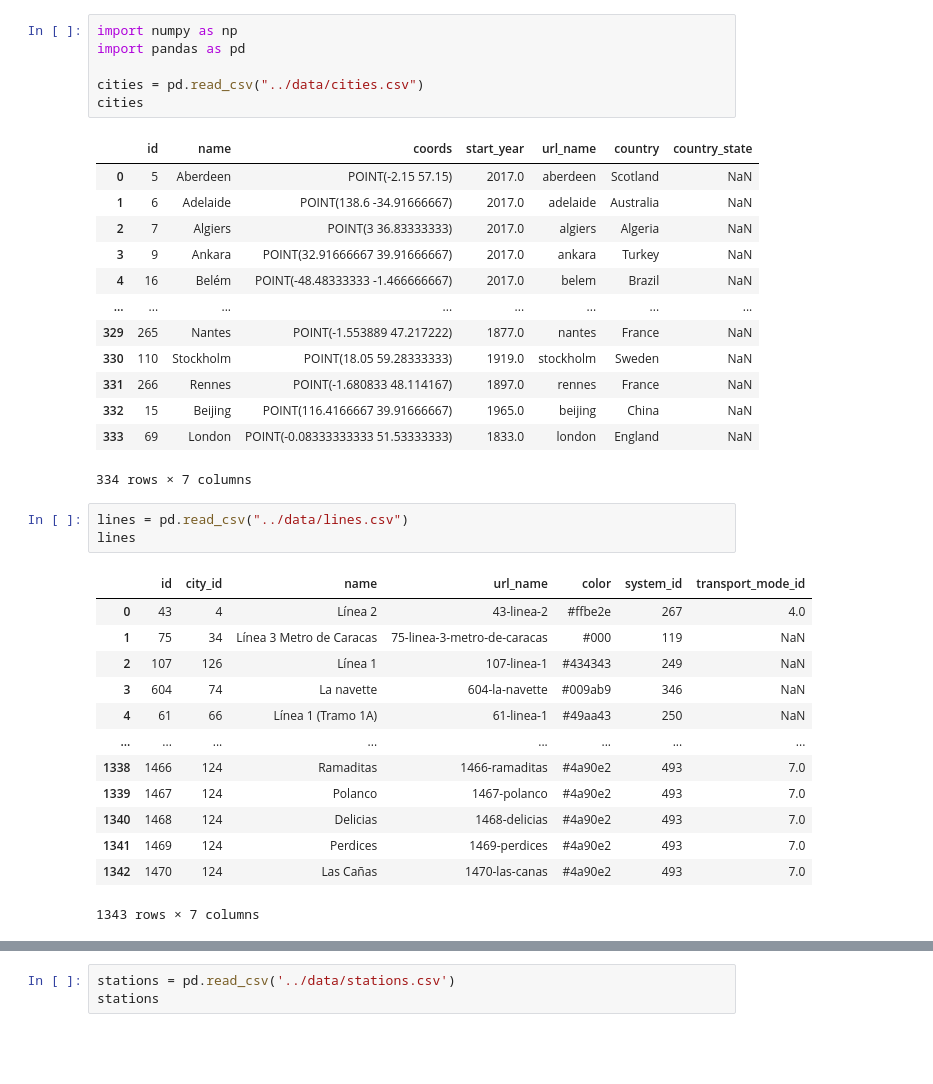
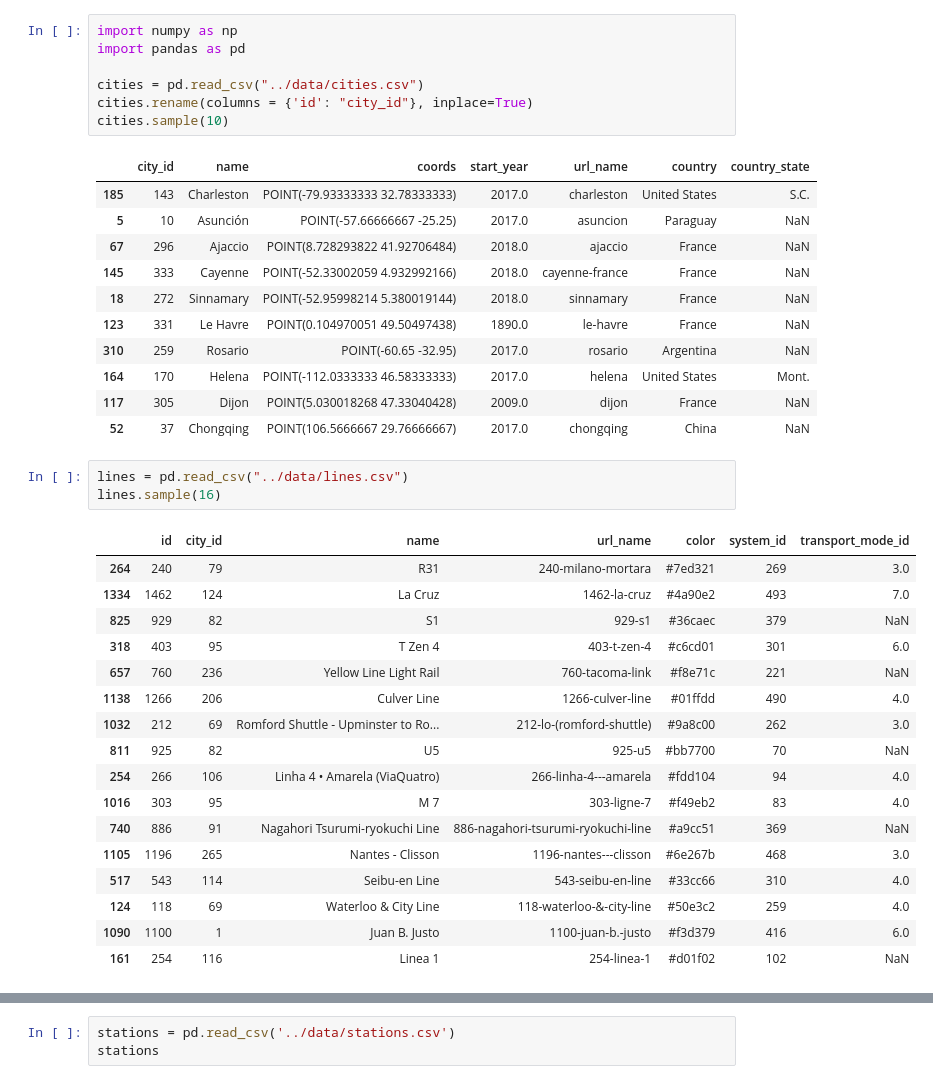
Before and after one commit to JaimeVRodriguez/transit_systems_of_word_eda, a Jupyter notebook: notebooks/testing.ipynb, the cells around one changed output, grey strips where cells are left out. Drawn from its saved outputs; the diff is of its cells as text; blank space fills up the shorter version.

Commit message:
renamed column in cities.df to match city_id in other DFs

```diff
--- a/notebooks/testing.ipynb
+++ b/notebooks/testing.ipynb
@@ -3,37 +3,40 @@ import numpy as np
 import pandas as pd
 
 cities = pd.read_csv("../data/cities.csv")
-cities
+cities.rename(columns = {'id': "city_id"}, inplace=True)
+cities.sample(10)
 # %% [output]
-|  | id | name | coords | start_year | url_name | country | country_state |
-| 0 | 5 | Aberdeen | POINT(-2.15 57.15) | 2017.0 | aberdeen | Scotland | NaN |
-| 1 | 6 | Adelaide | POINT(138.6 -34.91666667) | 2017.0 | adelaide | Australia | NaN |
-| 2 | 7 | Algiers | POINT(3 36.83333333) | 2017.0 | algiers | Algeria | NaN |
-| 3 | 9 | Ankara | POINT(32.91666667 39.91666667) | 2017.0 | ankara | Turkey | NaN |
-| 4 | 16 | Belém | POINT(-48.48333333 -1.466666667) | 2017.0 | belem | Brazil | NaN |
-| ... | ... | ... | ... | ... | ... | ... | ... |
-| 329 | 265 | Nantes | POINT(-1.553889 47.217222) | 1877.0 | nantes | France | NaN |
-| 330 | 110 | Stockholm | POINT(18.05 59.28333333) | 1919.0 | stockholm | Sweden | NaN |
-| 331 | 266 | Rennes | POINT(-1.680833 48.114167) | 1897.0 | rennes | France | NaN |
-| 332 | 15 | Beijing | POINT(116.4166667 39.91666667) | 1965.0 | beijing | China | NaN |
-| 333 | 69 | London | POINT(-0.08333333333 51.53333333) | 1833.0 | london | England | NaN |
+|  | city_id | name | coords | start_year | url_name | country | country_state |
+| 185 | 143 | Charleston | POINT(-79.93333333 32.78333333) | 2017.0 | charleston | United States | S.C. |
+| 5 | 10 | Asunción | POINT(-57.66666667 -25.25) | 2017.0 | asuncion | Paraguay | NaN |
+| 67 | 296 | Ajaccio | POINT(8.728293822 41.92706484) | 2018.0 | ajaccio | France | NaN |
+| 145 | 333 | Cayenne | POINT(-52.33002059 4.932992166) | 2018.0 | cayenne-france | France | NaN |
+| 18 | 272 | Sinnamary | POINT(-52.95998214 5.380019144) | 2018.0 | sinnamary | France | NaN |
+| 123 | 331 | Le Havre | POINT(0.104970051 49.50497438) | 1890.0 | le-havre | France | NaN |
+| 310 | 259 | Rosario | POINT(-60.65 -32.95) | 2017.0 | rosario | Argentina | NaN |
+| 164 | 170 | Helena | POINT(-112.0333333 46.58333333) | 2017.0 | helena | United States | Mont. |
+| 117 | 305 | Dijon | POINT(5.030018268 47.33040428) | 2009.0 | dijon | France | NaN |
+| 52 | 37 | Chongqing | POINT(106.5666667 29.76666667) | 2017.0 | chongqing | China | NaN |
-334 rows × 7 columns
 # %%
 lines = pd.read_csv("../data/lines.csv")
-lines
+lines.sample(16)
 # %% [output]
 |  | id | city_id | name | url_name | color | system_id | transport_mode_id |
-| 0 | 43 | 4 | Línea 2 | 43-linea-2 | #ffbe2e | 267 | 4.0 |
-| 1 | 75 | 34 | Línea 3 Metro de Caracas | 75-linea-3-metro-de-caracas | #000 | 119 | NaN |
-| 2 | 107 | 126 | Línea 1 | 107-linea-1 | #434343 | 249 | NaN |
-| 3 | 604 | 74 | La navette | 604-la-navette | #009ab9 | 346 | NaN |
-| 4 | 61 | 66 | Línea 1 (Tramo 1A) | 61-linea-1 | #49aa43 | 250 | NaN |
-| ... | ... | ... | ... | ... | ... | ... | ... |
-| 1338 | 1466 | 124 | Ramaditas | 1466-ramaditas | #4a90e2 | 493 | 7.0 |
-| 1339 | 1467 | 124 | Polanco | 1467-polanco | #4a90e2 | 493 | 7.0 |
-| 1340 | 1468 | 124 | Delicias | 1468-delicias | #4a90e2 | 493 | 7.0 |
-| 1341 | 1469 | 124 | Perdices | 1469-perdices | #4a90e2 | 493 | 7.0 |
-| 1342 | 1470 | 124 | Las Cañas | 1470-las-canas | #4a90e2 | 493 | 7.0 |
+| 264 | 240 | 79 | R31 | 240-milano-mortara | #7ed321 | 269 | 3.0 |
+| 1334 | 1462 | 124 | La Cruz | 1462-la-cruz | #4a90e2 | 493 | 7.0 |
+| 825 | 929 | 82 | S1 | 929-s1 | #36caec | 379 | NaN |
+| 318 | 403 | 95 | T Zen 4 | 403-t-zen-4 | #c6cd01 | 301 | 6.0 |
+| 657 | 760 | 236 | Yellow Line Light Rail | 760-tacoma-link | #f8e71c | 221 | NaN |
+| 1138 | 1266 | 206 | Culver Line | 1266-culver-line | #01ffdd | 490 | 4.0 |
+| 1032 | 212 | 69 | Romford Shuttle - Upminster to Ro... | 212-lo-(romford-shuttle) | #9a8c00 | 262 | 3.0 |
+| 811 | 925 | 82 | U5 | 925-u5 | #bb7700 | 70 | NaN |
+| 254 | 266 | 106 | Linha 4 • Amarela (ViaQuatro) | 266-linha-4---amarela | #fdd104 | 94 | 4.0 |
+| 1016 | 303 | 95 | M 7 | 303-ligne-7 | #f49eb2 | 83 | 4.0 |
+| 740 | 886 | 91 | Nagahori Tsurumi-ryokuchi Line | 886-nagahori-tsurumi-ryokuchi-line | #a9cc51 | 369 | NaN |
+| 1105 | 1196 | 265 | Nantes - Clisson | 1196-nantes---clisson | #6e267b | 468 | 3.0 |
+| 517 | 543 | 114 | Seibu-en Line | 543-seibu-en-line | #33cc66 | 310 | 4.0 |
+| 124 | 118 | 69 | Waterloo & City Line | 118-waterloo-&-city-line | #50e3c2 | 259 | 4.0 |
+| 1090 | 1100 | 1 | Juan B. Justo | 1100-juan-b.-justo | #f3d379 | 416 | 6.0 |
+| 161 | 254 | 116 | Linea 1 | 254-linea-1 | #d01f02 | 102 | NaN |
-1343 rows × 7 columns
 # %%
 station_lines = pd.read_csv('../data/station_lines.csv')
```
Also changed, not shown: parts of 2 cells of this notebook.
